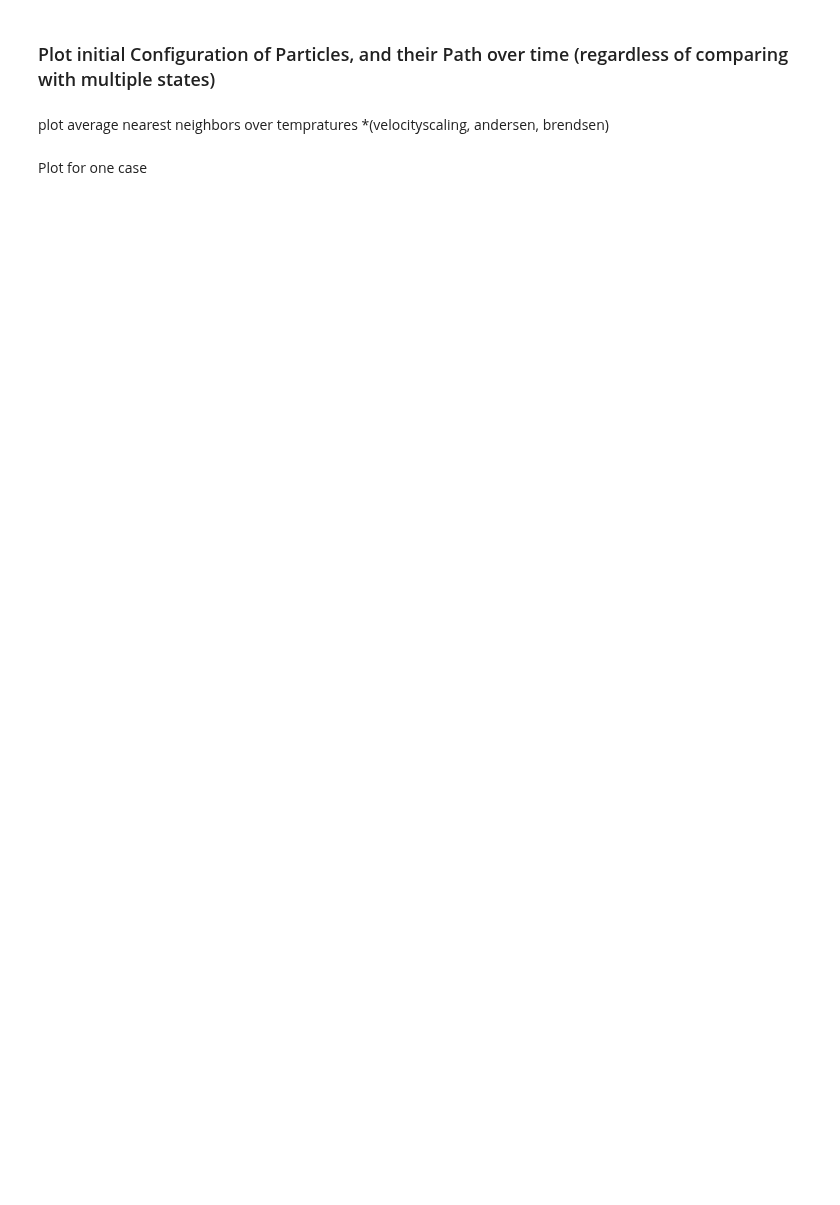
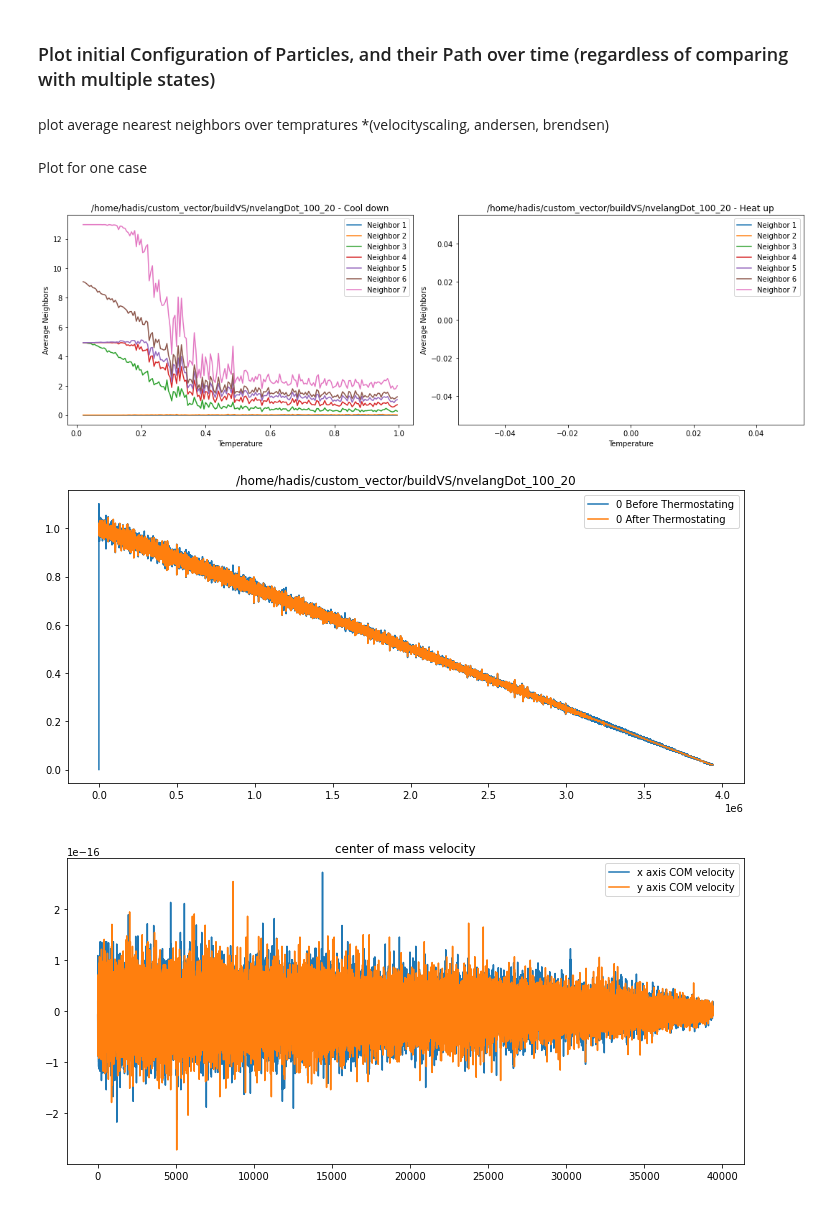
Before and after one commit to hadis-gh/chisurfmd, a Jupyter notebook: notebooks/MDsimulation/fastLook.ipynb, the cells around one changed output. Drawn from its saved outputs; the diff is of its cells as text; code cells hidden in the pictures; blank space fills up the shorter version.

```diff
--- a/notebooks/MDsimulation/fastLook.ipynb
+++ b/notebooks/MDsimulation/fastLook.ipynb
@@ -204,32 +204,36 @@ def plot_com_velocity(input_file):
     except Exception as e:
         print(f"Error loading data from {comVelocity}: {e}")
     plt.tight_layout()
     plt.show()
 
 def plot_com_velocity2(input_file):
     try:
         comVelocity = np.loadtxt(f"{input_file}/N_particle_comVelocityMD.dat")
         fig, ax = plt.subplots(1, 1, figsize=(10, 5))
 
         ax.plot(comVelocity[:, 1], label="x axis COM velocity")
         ax.plot(comVelocity[:, 2], label="y axis COM velocity")
         ax.set_title("center of mass velocity")
         plt.tight_layout()
         ax.legend()
         plt.show()
     except Exception as e:
         print(f"Error loading data from {comVelocity}: {e}")
 
 
-input_temp1 = "/home/hadis/custom_vector/buildVS/nv_100_20"
-input_temp2 = "/home/hadis/custom_vector/buildVS/nvelang_1000_500"
+input_temp1 = "/home/hadis/custom_vector/buildVS/nvelangDot_100_20"
+input_temp2 = "/home/hadis/custom_vector/buildVS/nvelang_100_20"
 
 plot_neighbor1(input_temp1)
 plot_thermo1(input_temp1)
 plot_com_velocity2(input_temp1)
 plot_com_velocity(input_temp1)
 
 plot_neighbor1(input_temp2)
 plot_thermo1(input_temp2)
 plot_com_velocity2(input_temp2)
 plot_com_velocity(input_temp2)
+# %% [output]
+[figure, added]
+[figure, added]
+[figure, added]
```
Also changed, not shown: parts of 2 cells of this notebook, 1 other file.
